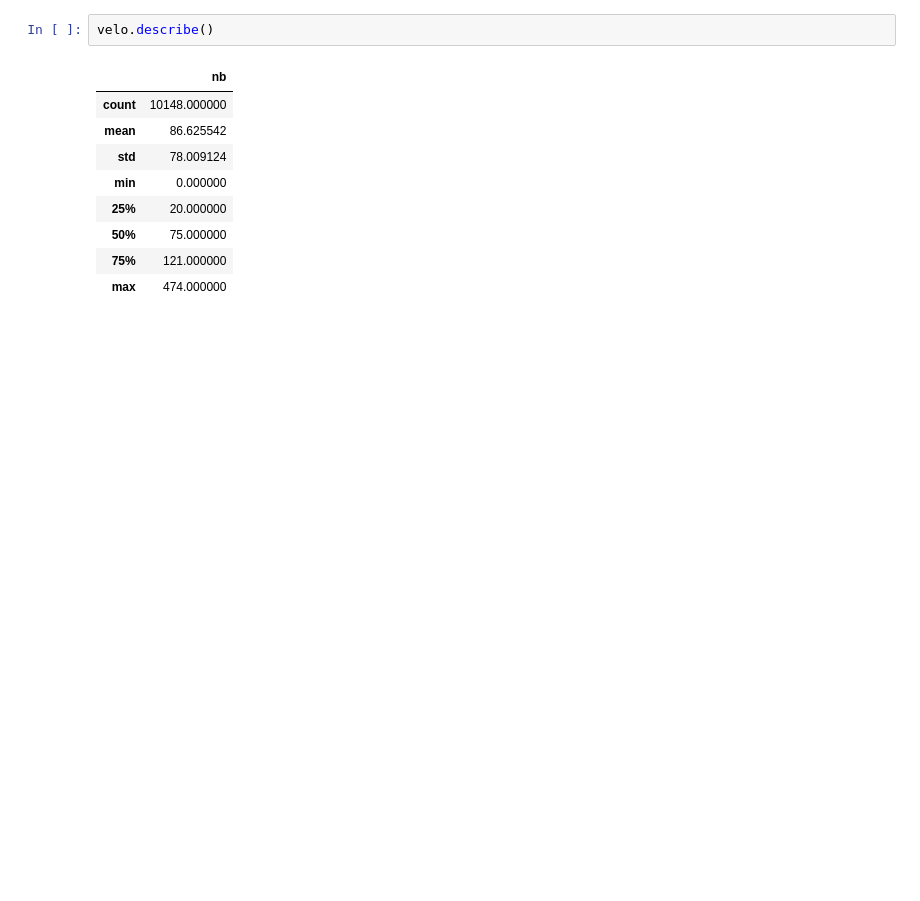
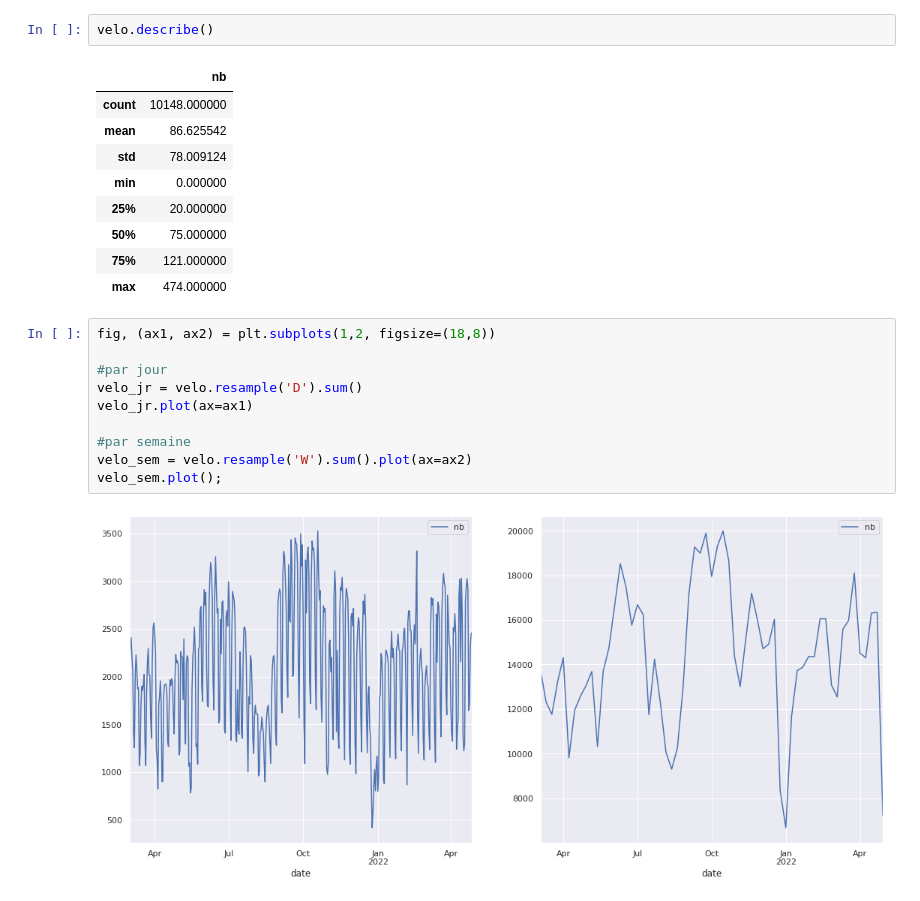
Before and after one commit to louiskuhn/IA-P2-Euskadi, a Jupyter notebook: Ressources/Machine Learning/Séries Temporelles/1. SeriesTemp_Intro.ipynb, the cells around one changed output. Drawn from its saved outputs; the diff is of its cells as text; blank space fills up the shorter version.

```diff
--- a/Ressources/Machine Learning/Séries Temporelles/1. SeriesTemp_Intro.ipynb
+++ b/Ressources/Machine Learning/Séries Temporelles/1. SeriesTemp_Intro.ipynb
@@ -693,3 +727,15 @@ velo.describe()
 | 50% | 75.000000 |
 | 75% | 121.000000 |
 | max | 474.000000 |
+# %%
+fig, (ax1, ax2) = plt.subplots(1,2, figsize=(18,8))
+
+#par jour
+velo_jr = velo.resample('D').sum()
+velo_jr.plot(ax=ax1)
+
+#par semaine
+velo_sem = velo.resample('W').sum().plot(ax=ax2)
+velo_sem.plot();
+# %% [output]
+[figure, added]
```
Also changed, not shown: parts of 7 cells of this notebook.
